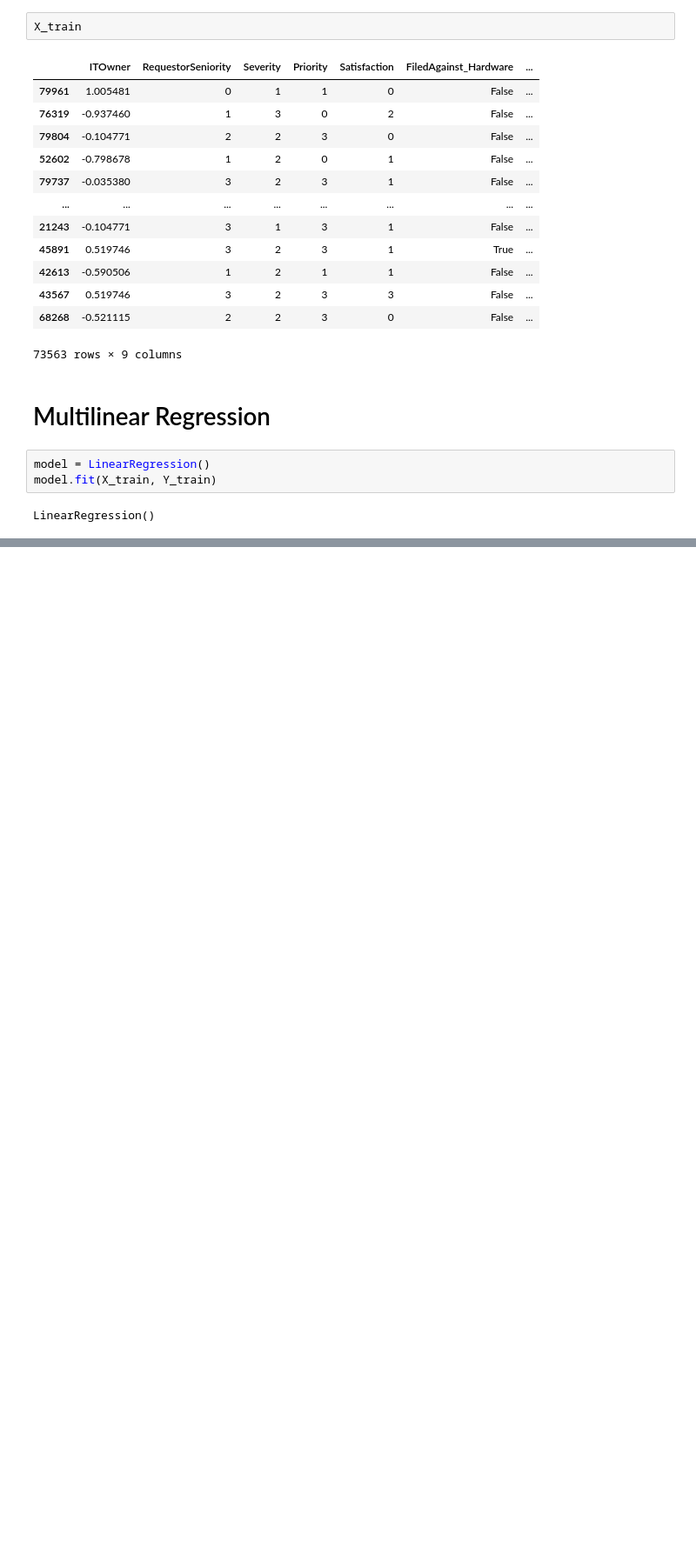
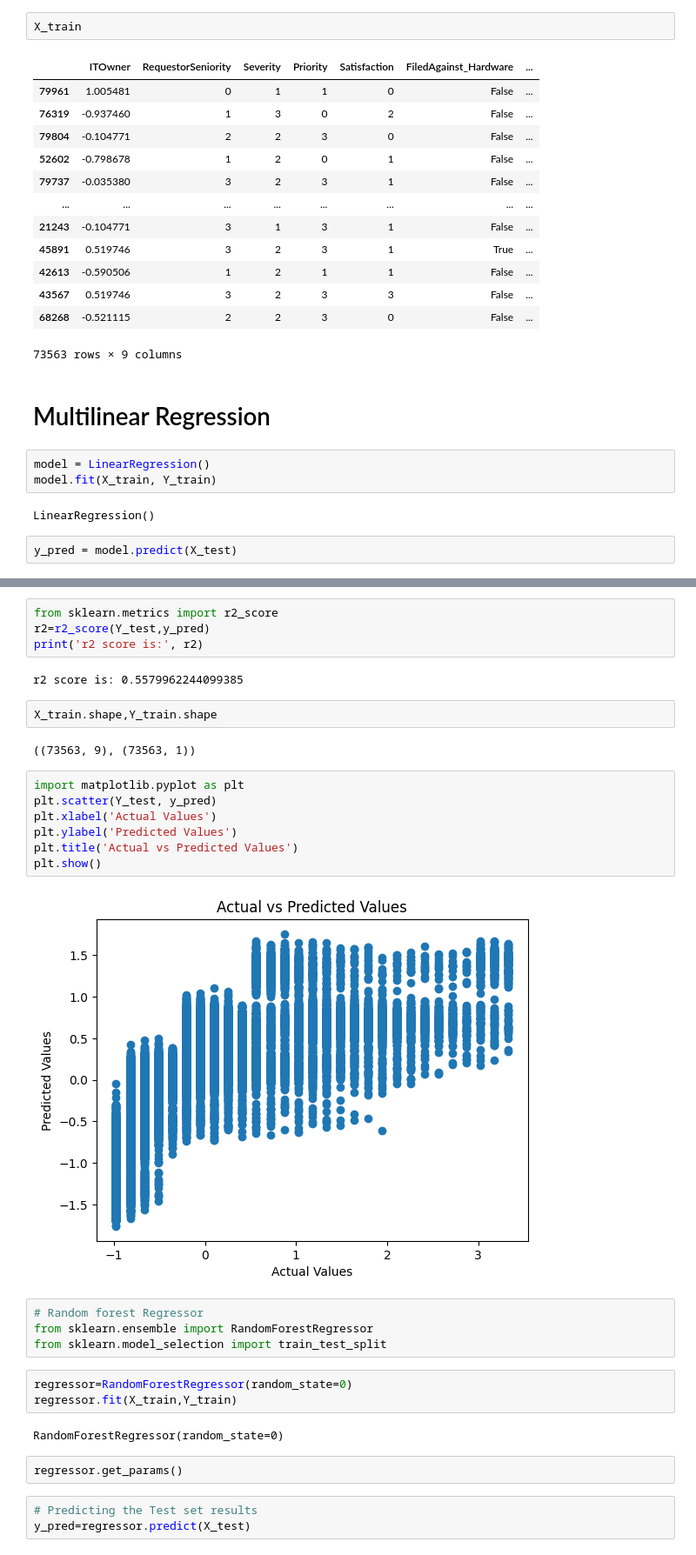
Before and after one commit to Kprakash9426/HelpDeskForecaster, a Jupyter notebook: Data Preprocessing.ipynb, the cells around one changed output, grey strips where cells are left out. Shown: that part at 87% size. Saved outputs shown, nothing was run; the diff lists cells and outputs as text; blank space fills up the shorter version.

Commit message:
ML model

```diff
--- a/Data Preprocessing.ipynb
+++ b/Data Preprocessing.ipynb
@@ -287,3 +289,5 @@ model = LinearRegression()
 model.fit(X_train, Y_train)
 # %% [output]
 LinearRegression()
+# %%
+y_pred = model.predict(X_test)
@@ -289,0 +317,33 @@ LinearRegression()
+# %%
+from sklearn.metrics import r2_score
+r2=r2_score(Y_test,y_pred)
+print('r2 score is:', r2)
+# %% [output]
+r2 score is: 0.5579962244099385
+# %%
+X_train.shape,Y_train.shape
+# %% [output]
+((73563, 9), (73563, 1))
+# %%
+import matplotlib.pyplot as plt
+plt.scatter(Y_test, y_pred)
+plt.xlabel('Actual Values')
+plt.ylabel('Predicted Values')
+plt.title('Actual vs Predicted Values')
+plt.show()
+# %% [output]
+[figure, added]
+# %%
+# Random forest Regressor
+from sklearn.ensemble import RandomForestRegressor
+from sklearn.model_selection import train_test_split
+# %%
+regressor=RandomForestRegressor(random_state=0)
+regressor.fit(X_train,Y_train)
+# %% [output]
+RandomForestRegressor(random_state=0)
+# %% [raw]
+regressor.get_params()
+# %%
+# Predicting the Test set results
+y_pred=regressor.predict(X_test)
```
Also changed, not shown: parts of 13 cells of this notebook.
